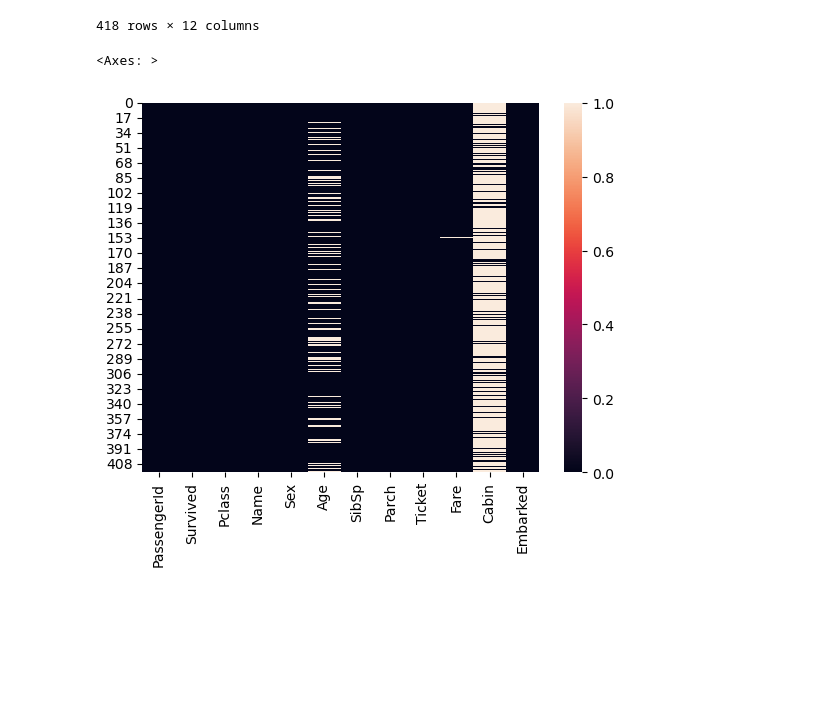
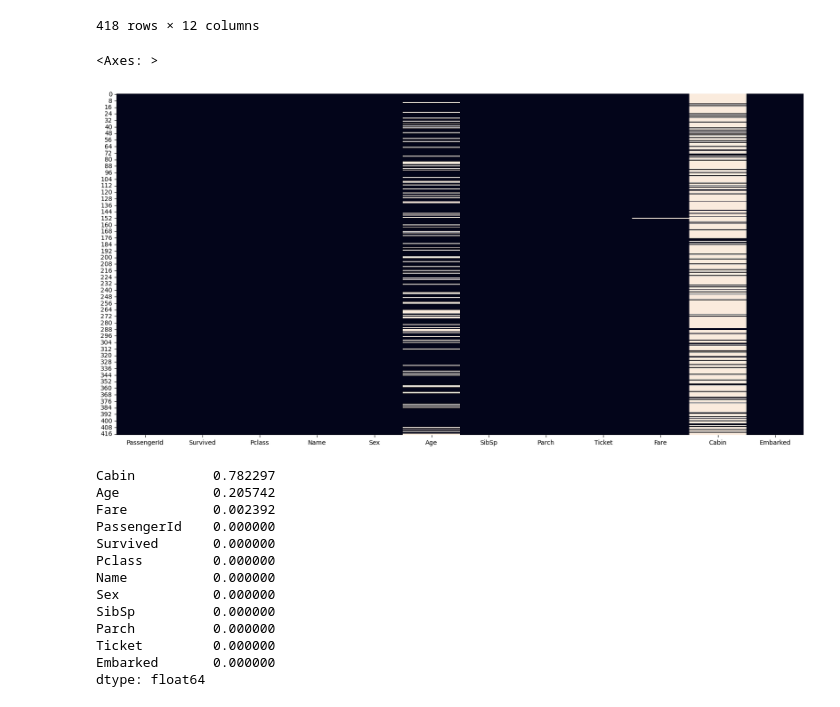
Before and after one commit to GhosTHaise/ml-titanic, a Jupyter notebook: EDA.ipynb, the cells around one changed output. Cells and saved outputs as stored; diff of their text form; code cells hidden in the pictures; blank space fills up the shorter version.

```diff
--- a/EDA.ipynb
+++ b/EDA.ipynb
@@ -130,7 +138,24 @@ df.isna()
 | 417 | False | False | False | False | False | True | False | False | False | False | ... |
 418 rows × 12 columns
 # %%
-sns.heatmap(df.isna())
+plt.figure(figsize=(20,10))
+sns.heatmap(df.isna(),cbar=False)
 # %% [output]
 <Axes: >
-[figure, old version]
+[figure, new version]
+# %%
+(df.isna().sum() / df.shape[0]).sort_values(ascending=False)
+# %% [output]
+Cabin          0.782297
+Age            0.205742
+Fare           0.002392
+PassengerId    0.000000
+Survived       0.000000
+Pclass         0.000000
+Name           0.000000
+Sex            0.000000
+SibSp          0.000000
+Parch          0.000000
+Ticket         0.000000
+Embarked       0.000000
+dtype: float64
```
Also changed, not shown: parts of 3 cells of this notebook.
